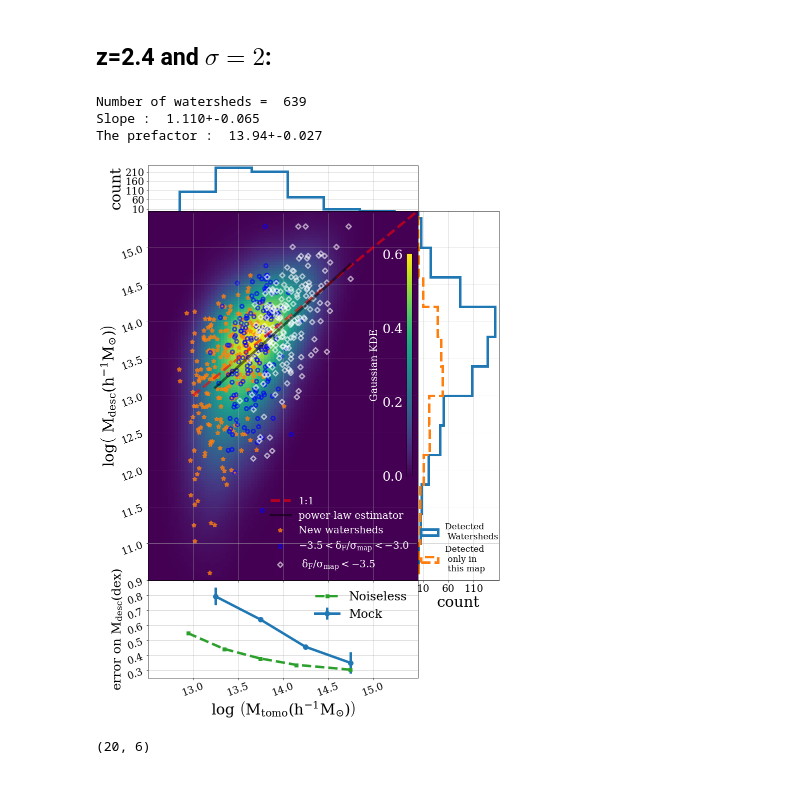
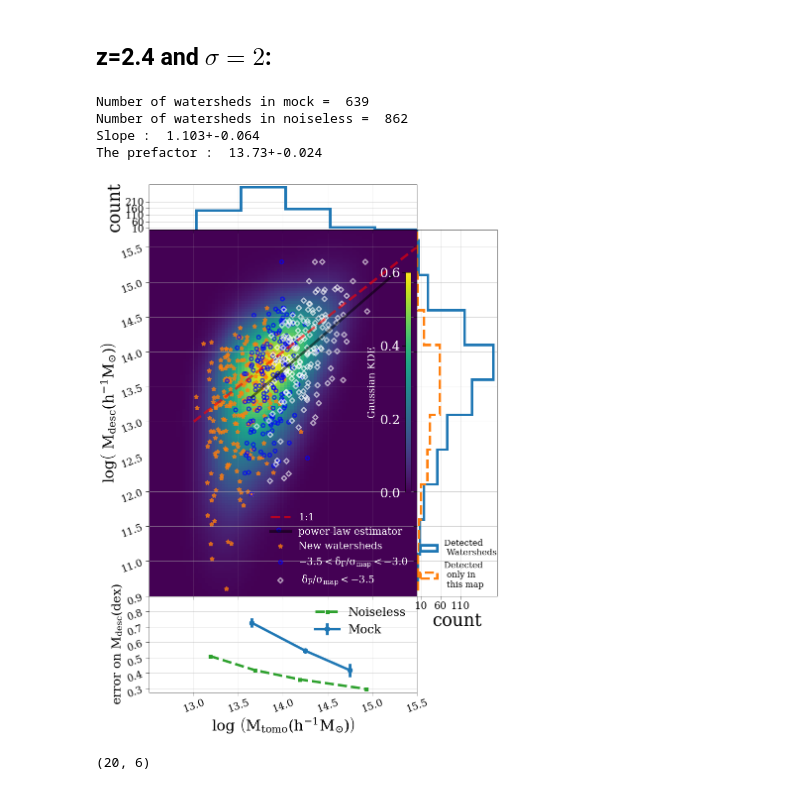
Before and after one commit to qezlou/LyTomo_Watershed, a Jupyter notebook: notebooks/M0_Mtomo.ipynb, the cells around one changed output. Drawn from its saved outputs; the diff is of its cells as text; code cells hidden in the pictures.

```diff
--- a/notebooks/M0_Mtomo.ipynb
+++ b/notebooks/M0_Mtomo.ipynb
@@ -413,35 +101,46 @@ The prefactor :  13.76+-0.052
 # %% [markdown]
 ## z=2.4 and $\sigma = 2$:
 # %%
-# definitions for the axes
-left, width = 0.3, 0.5
-bottom, height = 0.3, 0.57
+def plot_for_Mtomo_Mdesc_sigma4(z, savefig=None):
+    from lytomo_watershed import plot
+    importlib.reload(plot)
+    masses = plot.Mtomo_Mdesc(data_dir=data_dir)
+    _, _, lmap4 = masses.read_files(n=1,z='2.4', sigma='4', th='2.35', lc= '2.00', noiseless=False, random=False)
+    _, _, lmap2 = masses.read_files(n=1,z='2.4', sigma='2', th='2.75', lc='2.30', noiseless=False, random=False)
 
-rect_scatter = [left, bottom, width, height]
-rect_err = [left, bottom - 0.15 ,width, 0.15]
-rect_histx = [left, bottom + height, width, 0.07]
-rect_histy = [left + width , bottom, 0.15, height]
+    # definitions for the axes
+    left, width = 0.3, 0.5
+    bottom, height = 0.3, 0.57
 
-# start with a square Figure
-fig_mock = plt.figure(figsize=(15, 18))
-#fig_rand, ax_rand = plt.subplots(1,1,figsize=(10,10))
+    rect_scatter = [left, bottom, width, height]
+    rect_err = [left, bottom - 0.15 ,width, 0.15]
+    rect_histx = [left, bottom + height, width, 0.07]
+    rect_histy = [left + width , bottom, 0.15, height]
 
-ax_err_mock = fig_mock.add_axes(rect_err)
-ax = fig_mock.add_axes(rect_scatter, sharex=ax_err_mock)
-ax_histx = fig_mock.add_axes(rect_histx, sharex=ax)
-ax_histy = fig_mock.add_axes(rect_histy, sharey=ax)
+    # start with a square Figure
+    fig_mock = plt.figure(figsize=(15, 18))
+    #fig_rand, ax_rand = plt.subplots(1,1,figsize=(10,10))
 
-scatter_hist(n=1, fig=fig_mock, ax=ax, ax_histx=ax_histx, ax_histy=ax_histy,
-             ax_err = ax_err_mock, ax_err_label='Mock', offset=0.114,
-             conversion_not_adjusted=False, plot_kde=True, z=2.4, sigma='2',
-             th='2.75', lc='2.30', bins_err=np.array([13,13.5,14,14.5,15]))
-plt.tight_layout()
-fig_mock.savefig('./figures/M0_Mtomo_scatter_sigma2.pdf')
+    ax_err_mock = fig_mock.add_axes(rect_err)
+    ax = fig_mock.add_axes(rect_scatter, sharex=ax_err_mock)
+    ax_histx = fig_mock.add_axes(rect_histx, sharex=ax)
+    ax_histy = fig_mock.add_axes(rect_histy, sharey=ax)
+
+    masses.scatter_hist(n=1, fig=fig_mock, ax=ax, ax_histx=ax_histx, ax_histy=ax_histy,
+                        ax_err = ax_err_mock, ax_err_label='Mock', offset=0.142,
+                        plot_kde=True, z=z, sigma='2', th='2.75', lc='2.30', bin_size=0.5,
+                        lmap2=lmap2, lmap4=lmap4)
+    plt.tight_layout()
+    if savefig is not None:
+        fig_mock.savefig(savefig, transparent=False)
-# %% [output]
-Number of watersheds =  639
-Slope :  1.110+-0.065
-The prefactor :  13.94+-0.027
-[figure, removed]
+# %%
+plot_for_Mtomo_Mdesc_sigma4(z=2.4, savefig='../figures/M0_Mtomo_scatter_sigma2.pdf')
+# %% [output]
+Number of watersheds in mock =  639
+Number of watersheds in noiseless =  862
+Slope :  1.103+-0.064
+The prefactor :  13.73+-0.024
+[figure, added]
 # %%
 def get_mean_err_sigma2_sigma4(nmocks=20,  co_sig2=[0.72, 13.8], co_sig4=(1.11,13.9)):
 
```
Also changed, not shown: parts of 13 cells of this notebook, 13 other files.
